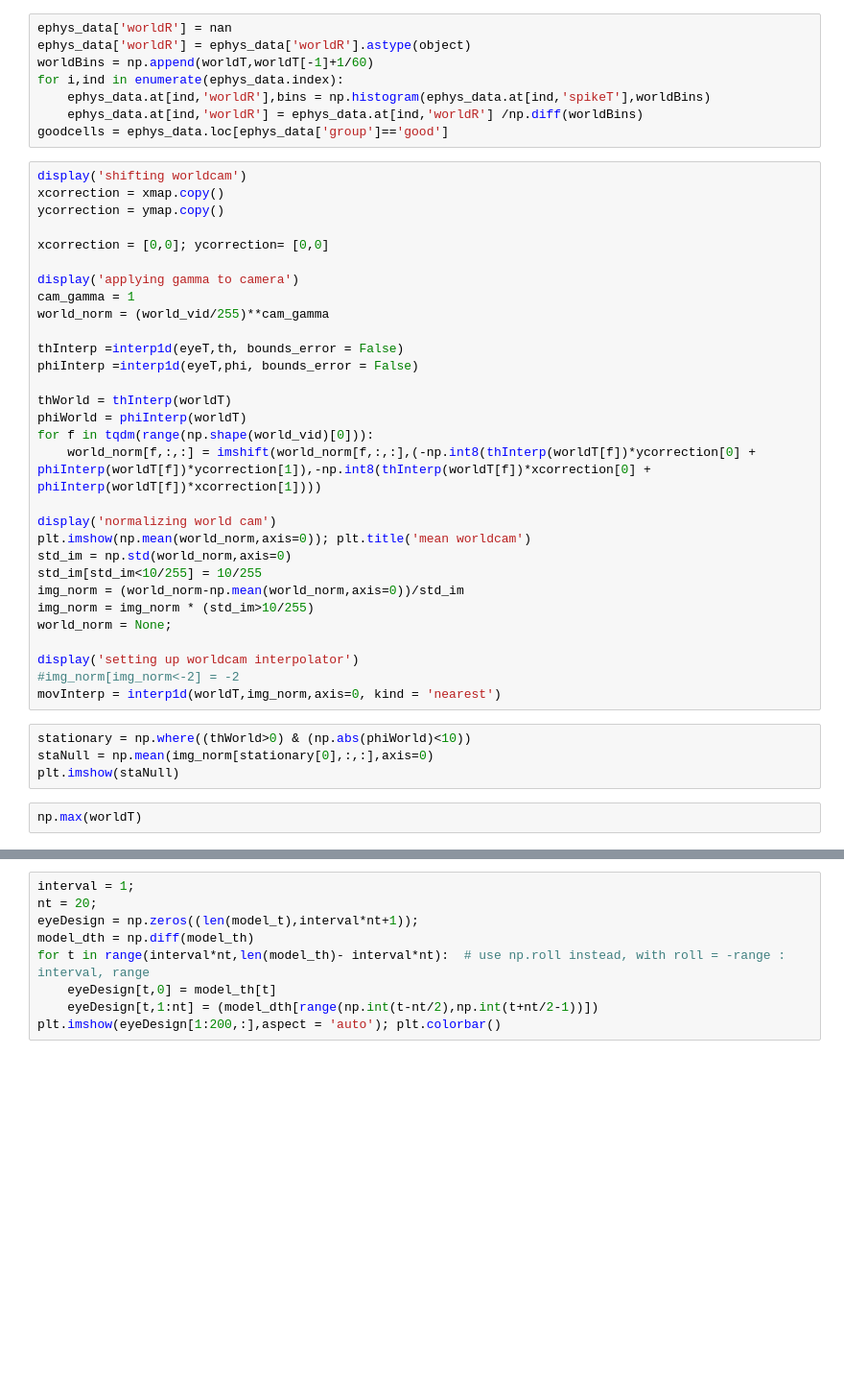
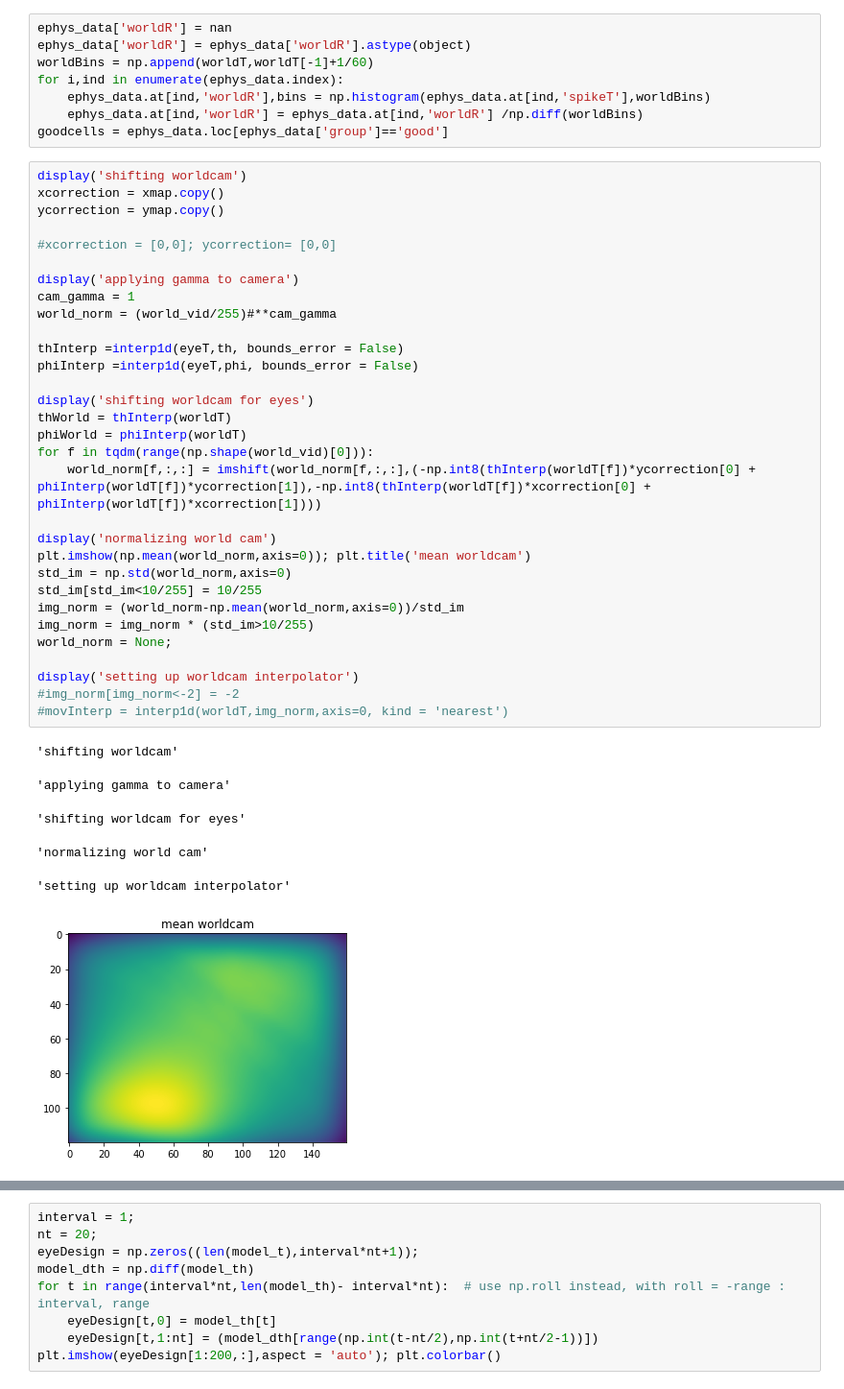
Before and after one commit to nielllab/FreelyMovingEphys, a Jupyter notebook: testing/correct_worldcam_testing.ipynb, the cells around one changed output, grey strips where cells are left out. Shown at 96% size. Drawn from its saved outputs; the diff is of its cells as text; blank space fills up the shorter version.

```diff
--- a/testing/correct_worldcam_testing.ipynb
+++ b/testing/correct_worldcam_testing.ipynb
@@ -374,39 +444,41 @@ goodcells = ephys_data.loc[ephys_data['group']=='good']
 # %%
 display('shifting worldcam')
 xcorrection = xmap.copy()
 ycorrection = ymap.copy()
 
-xcorrection = [0,0]; ycorrection= [0,0]
+#xcorrection = [0,0]; ycorrection= [0,0]
 
 display('applying gamma to camera')
 cam_gamma = 1
-world_norm = (world_vid/255)**cam_gamma
+world_norm = (world_vid/255)#**cam_gamma
 
 thInterp =interp1d(eyeT,th, bounds_error = False)
 phiInterp =interp1d(eyeT,phi, bounds_error = False)
 
+display('shifting worldcam for eyes')
 thWorld = thInterp(worldT)
 phiWorld = phiInterp(worldT)
 for f in tqdm(range(np.shape(world_vid)[0])):
     world_norm[f,:,:] = imshift(world_norm[f,:,:],(-np.int8(thInterp(worldT[f])*ycorrection[0] + phiInterp(worldT[f])*ycorrection[1]),-np.int8(thInterp(worldT[f])*xcorrection[0] + phiInterp(worldT[f])*xcorrection[1])))
 
 display('normalizing world cam')
 plt.imshow(np.mean(world_norm,axis=0)); plt.title('mean worldcam')
 std_im = np.std(world_norm,axis=0)
 std_im[std_im<10/255] = 10/255
 img_norm = (world_norm-np.mean(world_norm,axis=0))/std_im
 img_norm = img_norm * (std_im>10/255)
 world_norm = None;
 
 display('setting up worldcam interpolator')
 #img_norm[img_norm<-2] = -2
-movInterp = interp1d(worldT,img_norm,axis=0, kind = 'nearest')
+#movInterp = interp1d(worldT,img_norm,axis=0, kind = 'nearest')
+# %% [output]
+'shifting worldcam'
+'applying gamma to camera'
+'shifting worldcam for eyes'
+'normalizing world cam'
+'setting up worldcam interpolator'
+[figure, added]
-# %%
-stationary = np.where((thWorld>0) & (np.abs(phiWorld)<10))
-staNull = np.mean(img_norm[stationary[0],:,:],axis=0)
-plt.imshow(staNull)
-# %%
-np.max(worldT)
 # %%
 # get timing
 print('get timing')
```
Also changed, not shown: parts of 26 cells of this notebook.
